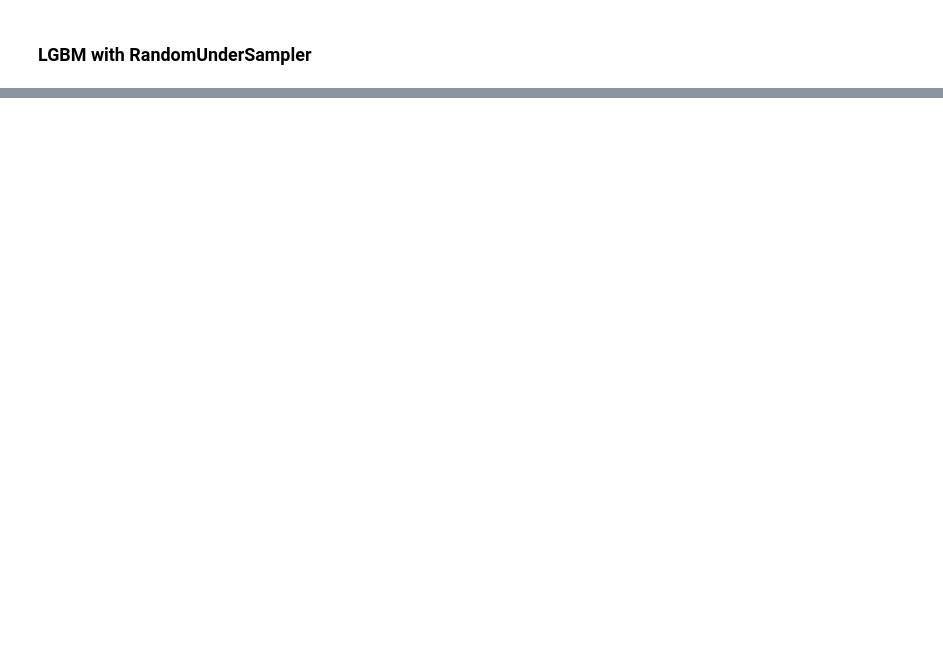
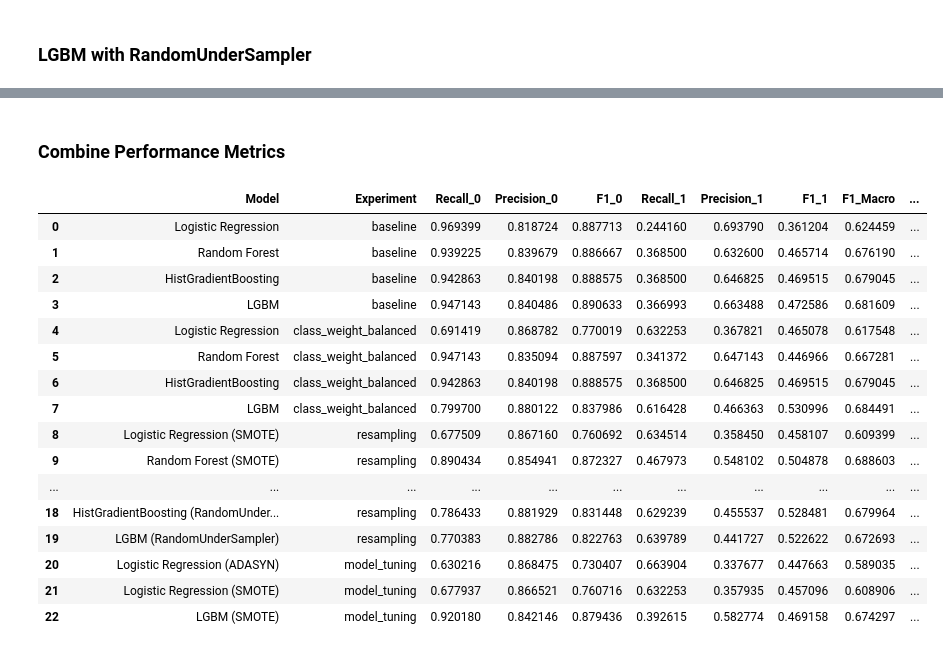
Before and after one commit to micah-shull/Machine_Learning_Pipelines, a Jupyter notebook: pipelines_16_ensemble_042_class_1_recall.ipynb, the cells around one changed output, grey strips where cells are left out. Cells and saved outputs as stored; diff of their text form; code cells hidden in the pictures; blank space fills up the shorter version.

```diff
--- a/pipelines_16_ensemble_042_class_1_recall.ipynb
+++ b/pipelines_16_ensemble_042_class_1_recall.ipynb
@@ -554,0 +565,8 @@ plot_lgbm_single_param_bar(results_df_lgbm, 'classifier__n_estimators', score='m
+# %%
+def clean_params(params, prefix):
+    return {key.replace(f'{prefix}__', ''): value for key, value in params.items()}
+
+# remove 'classifier__' from dictionary before passing to model
+print(clean_params(grid_lr_adasyn.best_params_, 'classifier__'))
+print(clean_params(grid_lr_smote.best_params_, 'classifier__'))
+print(clean_params(grid_lgbm_rus.best_params_, 'classifier__'))
@@ -554,0 +654,36 @@ plot_lgbm_single_param_bar(results_df_lgbm, 'classifier__n_estimators', score='m
+# %% [markdown]
+### Combine Performance Metrics
+# %%
+import pandas as pd
+
+# Load the existing model metrics
+file_path = '/content/combined_model_metrics_with_resampling.csv'
+model_metrics = pd.read_csv(file_path)
+
+# Combine the new model tuning metrics with the existing model metrics
+combined_metrics_df = pd.concat([model_metrics, model_tuning_metrics_df], ignore_index=True)
+
+# Save the combined metrics to a new CSV file
+combined_metrics_file_path = '/content/combined_model_metrics_with_tuning.csv'
+combined_metrics_df.to_csv(combined_metrics_file_path, index=False)
+
+# Display the combined metrics DataFrame
+combined_metrics_df
+# %% [output]
+|  | Model | Experiment | Recall_0 | Precision_0 | F1_0 | Recall_1 | Precision_1 | F1_1 | F1_Macro | ... |
+| 0 | Logistic Regression | baseline | 0.969399 | 0.818724 | 0.887713 | 0.244160 | 0.693790 | 0.361204 | 0.624459 | ... |
+| 1 | Random Forest | baseline | 0.939225 | 0.839679 | 0.886667 | 0.368500 | 0.632600 | 0.465714 | 0.676190 | ... |
+| 2 | HistGradientBoosting | baseline | 0.942863 | 0.840198 | 0.888575 | 0.368500 | 0.646825 | 0.469515 | 0.679045 | ... |
+| 3 | LGBM | baseline | 0.947143 | 0.840486 | 0.890633 | 0.366993 | 0.663488 | 0.472586 | 0.681609 | ... |
+| 4 | Logistic Regression | class_weight_balanced | 0.691419 | 0.868782 | 0.770019 | 0.632253 | 0.367821 | 0.465078 | 0.617548 | ... |
+| 5 | Random Forest | class_weight_balanced | 0.947143 | 0.835094 | 0.887597 | 0.341372 | 0.647143 | 0.446966 | 0.667281 | ... |
+| 6 | HistGradientBoosting | class_weight_balanced | 0.942863 | 0.840198 | 0.888575 | 0.368500 | 0.646825 | 0.469515 | 0.679045 | ... |
+| 7 | LGBM | class_weight_balanced | 0.799700 | 0.880122 | 0.837986 | 0.616428 | 0.466363 | 0.530996 | 0.684491 | ... |
+| 8 | Logistic Regression (SMOTE) | resampling | 0.677509 | 0.867160 | 0.760692 | 0.634514 | 0.358450 | 0.458107 | 0.609399 | ... |
+| 9 | Random Forest (SMOTE) | resampling | 0.890434 | 0.854941 | 0.872327 | 0.467973 | 0.548102 | 0.504878 | 0.688603 | ... |
+| ... | ... | ... | ... | ... | ... | ... | ... | ... | ... | ... |
+| 18 | HistGradientBoosting (RandomUnder... | resampling | 0.786433 | 0.881929 | 0.831448 | 0.629239 | 0.455537 | 0.528481 | 0.679964 | ... |
+| 19 | LGBM (RandomUnderSampler) | resampling | 0.770383 | 0.882786 | 0.822763 | 0.639789 | 0.441727 | 0.522622 | 0.672693 | ... |
+| 20 | Logistic Regression (ADASYN) | model_tuning | 0.630216 | 0.868475 | 0.730407 | 0.663904 | 0.337677 | 0.447663 | 0.589035 | ... |
+| 21 | Logistic Regression (SMOTE) | model_tuning | 0.677937 | 0.866521 | 0.760716 | 0.632253 | 0.357935 | 0.457096 | 0.608906 | ... |
+| 22 | LGBM (SMOTE) | model_tuning | 0.920180 | 0.842146 | 0.879436 | 0.392615 | 0.582774 | 0.469158 | 0.674297 | ... |
```
Also changed, not shown: parts of 17 cells of this notebook.
